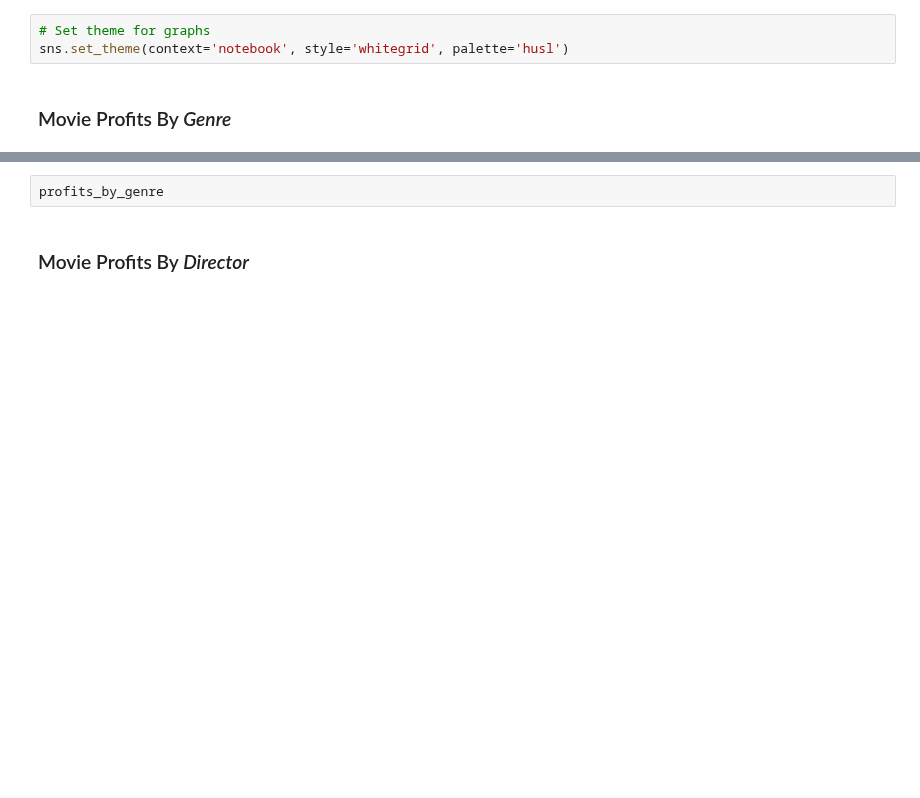
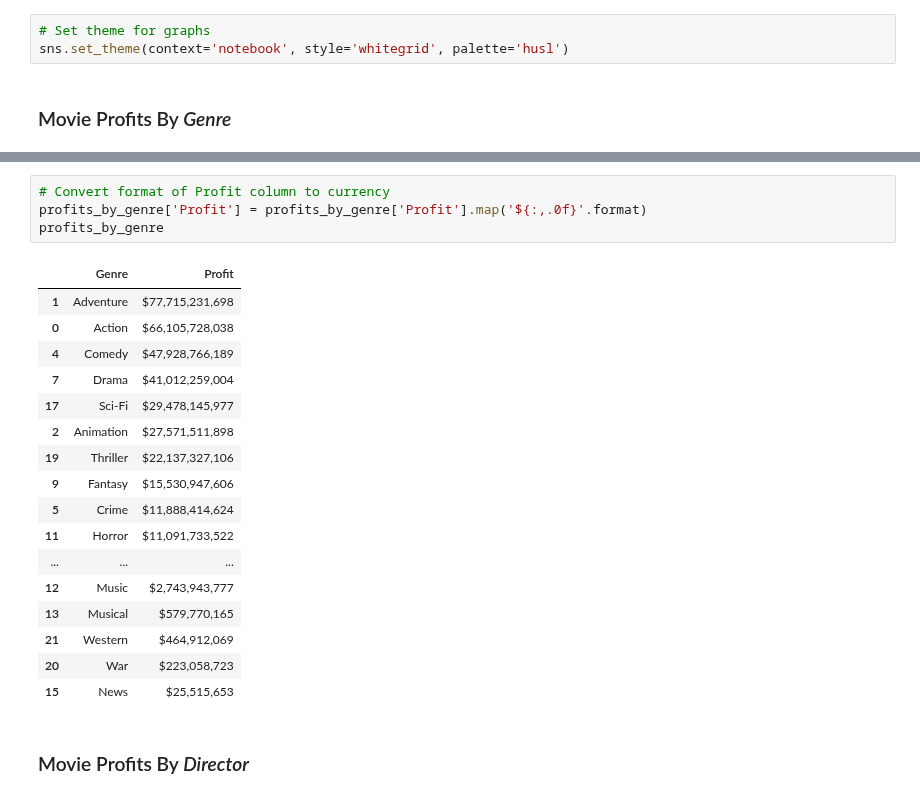
Before and after one commit to scarlettvalentin/movie_studio_project, a Jupyter notebook: notebook.ipynb, the cells around one changed output, grey strips where cells are left out. Saved outputs shown, nothing was run; the diff lists cells and outputs as text; blank space fills up the shorter version.

```diff
--- a/notebook.ipynb
+++ b/notebook.ipynb
@@ -605,5 +602,25 @@ TypeError: Neither the `x` nor `y` variable appears to be numeric.
 # %%
+# Convert format of Profit column to currency
+profits_by_genre['Profit'] = profits_by_genre['Profit'].map('${:,.0f}'.format)
 profits_by_genre
+# %% [output]
+|  | Genre | Profit |
+| 1 | Adventure | $77,715,231,698 |
+| 0 | Action | $66,105,728,038 |
+| 4 | Comedy | $47,928,766,189 |
+| 7 | Drama | $41,012,259,004 |
+| 17 | Sci-Fi | $29,478,145,977 |
+| 2 | Animation | $27,571,511,898 |
+| 19 | Thriller | $22,137,327,106 |
+| 9 | Fantasy | $15,530,947,606 |
+| 5 | Crime | $11,888,414,624 |
+| 11 | Horror | $11,091,733,522 |
+| ... | ... | ... |
+| 12 | Music | $2,743,943,777 |
+| 13 | Musical | $579,770,165 |
+| 21 | Western | $464,912,069 |
+| 20 | War | $223,058,723 |
+| 15 | News | $25,515,653 |
 # %% [markdown]
 ### Movie Profits By *Director*
 # %%
```
Also changed, not shown: parts of 14 cells of this notebook.
